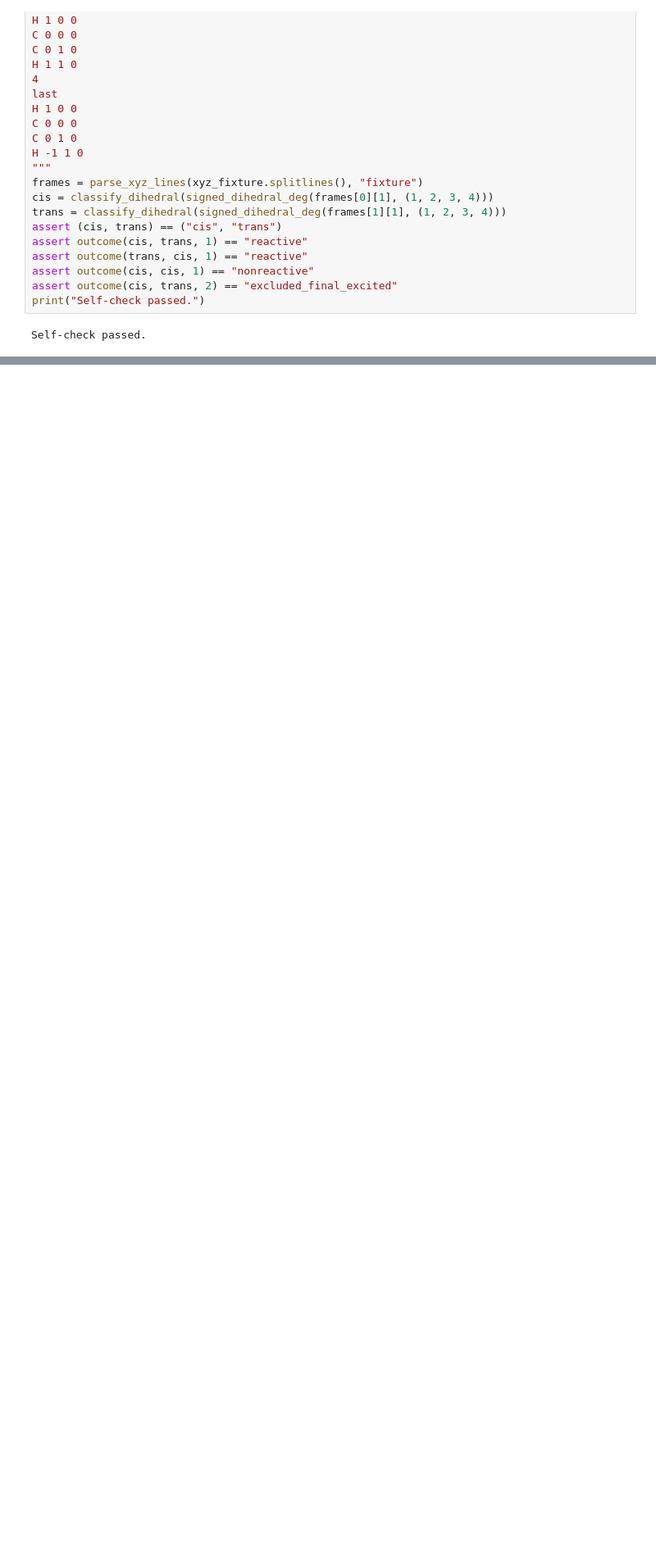
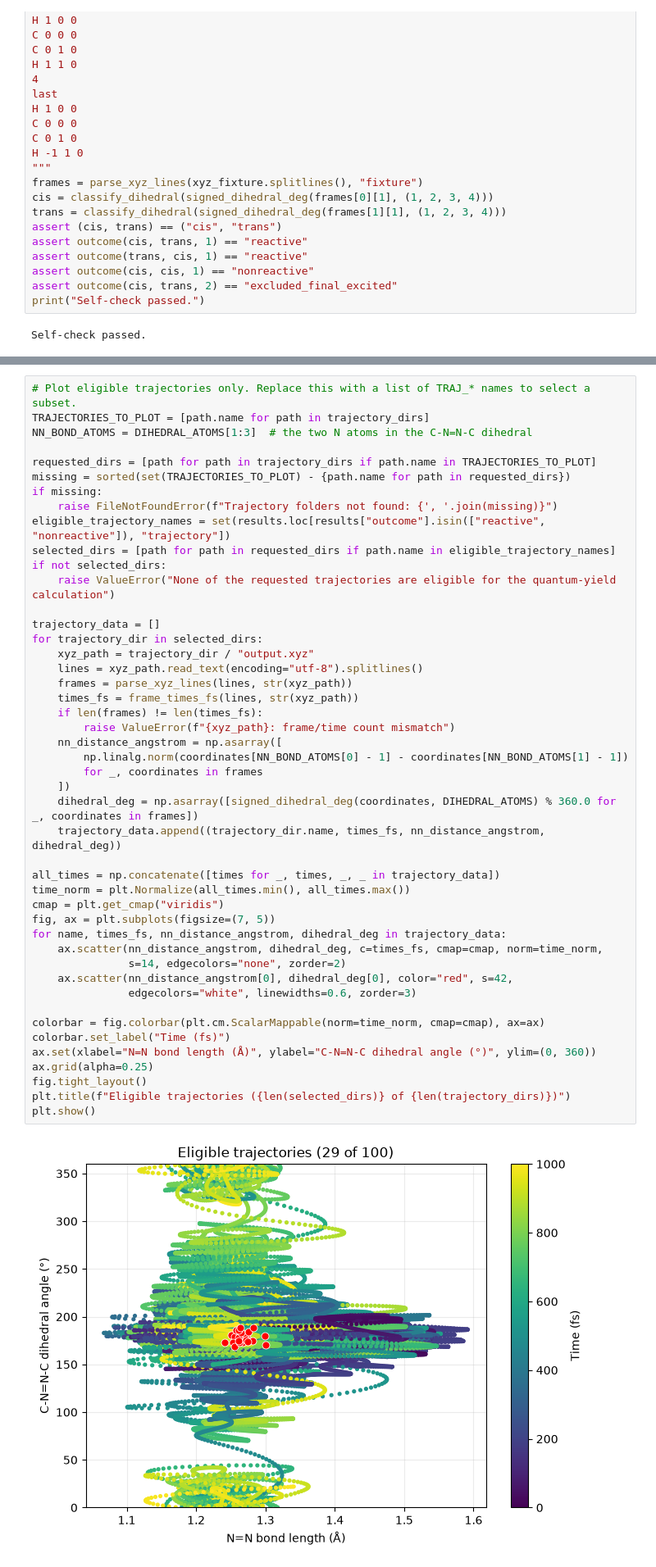
Before and after one commit to yoghurtfork/X-MACE-sampling, a Jupyter notebook: sharc/quantum_yield.ipynb, the cells around one changed output, grey strips where cells are left out. Shown at 82% size. Cells and saved outputs as stored; diff of their text form; blank space fills up the shorter version.

Commit message:
Process SHARC MD data

```diff
--- a/sharc/quantum_yield.ipynb
+++ b/sharc/quantum_yield.ipynb
@@ -200,0 +265,48 @@ Quantum yield is undefined since no trajectory ended in MCH ground state 1.
+# %%
+# Plot eligible trajectories only. Replace this with a list of TRAJ_* names to select a subset.
+TRAJECTORIES_TO_PLOT = [path.name for path in trajectory_dirs]
+NN_BOND_ATOMS = DIHEDRAL_ATOMS[1:3]  # the two N atoms in the C-N=N-C dihedral
+
+requested_dirs = [path for path in trajectory_dirs if path.name in TRAJECTORIES_TO_PLOT]
+missing = sorted(set(TRAJECTORIES_TO_PLOT) - {path.name for path in requested_dirs})
+if missing:
+    raise FileNotFoundError(f"Trajectory folders not found: {', '.join(missing)}")
+eligible_trajectory_names = set(results.loc[results["outcome"].isin(["reactive", "nonreactive"]), "trajectory"])
+selected_dirs = [path for path in requested_dirs if path.name in eligible_trajectory_names]
+if not selected_dirs:
+    raise ValueError("None of the requested trajectories are eligible for the quantum-yield calculation")
+
+trajectory_data = []
+for trajectory_dir in selected_dirs:
+    xyz_path = trajectory_dir / "output.xyz"
+    lines = xyz_path.read_text(encoding="utf-8").splitlines()
+    frames = parse_xyz_lines(lines, str(xyz_path))
+    times_fs = frame_times_fs(lines, str(xyz_path))
+    if len(frames) != len(times_fs):
+        raise ValueError(f"{xyz_path}: frame/time count mismatch")
+    nn_distance_angstrom = np.asarray([
+        np.linalg.norm(coordinates[NN_BOND_ATOMS[0] - 1] - coordinates[NN_BOND_ATOMS[1] - 1])
+        for _, coordinates in frames
+    ])
+    dihedral_deg = np.asarray([signed_dihedral_deg(coordinates, DIHEDRAL_ATOMS) % 360.0 for _, coordinates in frames])
+    trajectory_data.append((trajectory_dir.name, times_fs, nn_distance_angstrom, dihedral_deg))
+
+all_times = np.concatenate([times for _, times, _, _ in trajectory_data])
+time_norm = plt.Normalize(all_times.min(), all_times.max())
+cmap = plt.get_cmap("viridis")
+fig, ax = plt.subplots(figsize=(7, 5))
+for name, times_fs, nn_distance_angstrom, dihedral_deg in trajectory_data:
+    ax.scatter(nn_distance_angstrom, dihedral_deg, c=times_fs, cmap=cmap, norm=time_norm,
+               s=14, edgecolors="none", zorder=2)
+    ax.scatter(nn_distance_angstrom[0], dihedral_deg[0], color="red", s=42,
+               edgecolors="white", linewidths=0.6, zorder=3)
+
+colorbar = fig.colorbar(plt.cm.ScalarMappable(norm=time_norm, cmap=cmap), ax=ax)
+colorbar.set_label("Time (fs)")
+ax.set(xlabel="N=N bond length (Å)", ylabel="C-N=N-C dihedral angle (°)", ylim=(0, 360))
+ax.grid(alpha=0.25)
+fig.tight_layout()
+plt.title(f"Eligible trajectories ({len(selected_dirs)} of {len(trajectory_dirs)})")
+plt.show()
+# %% [output]
+[figure, added]
```
Also changed, not shown: parts of 10 cells of this notebook, 1 other file.
